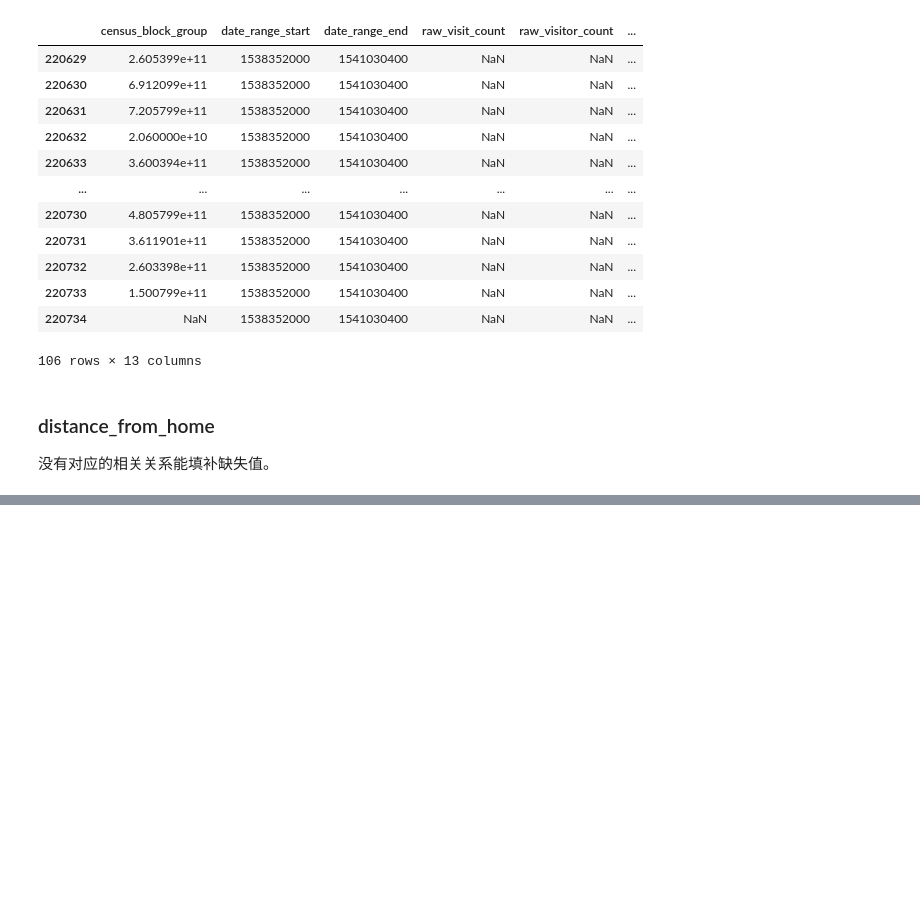
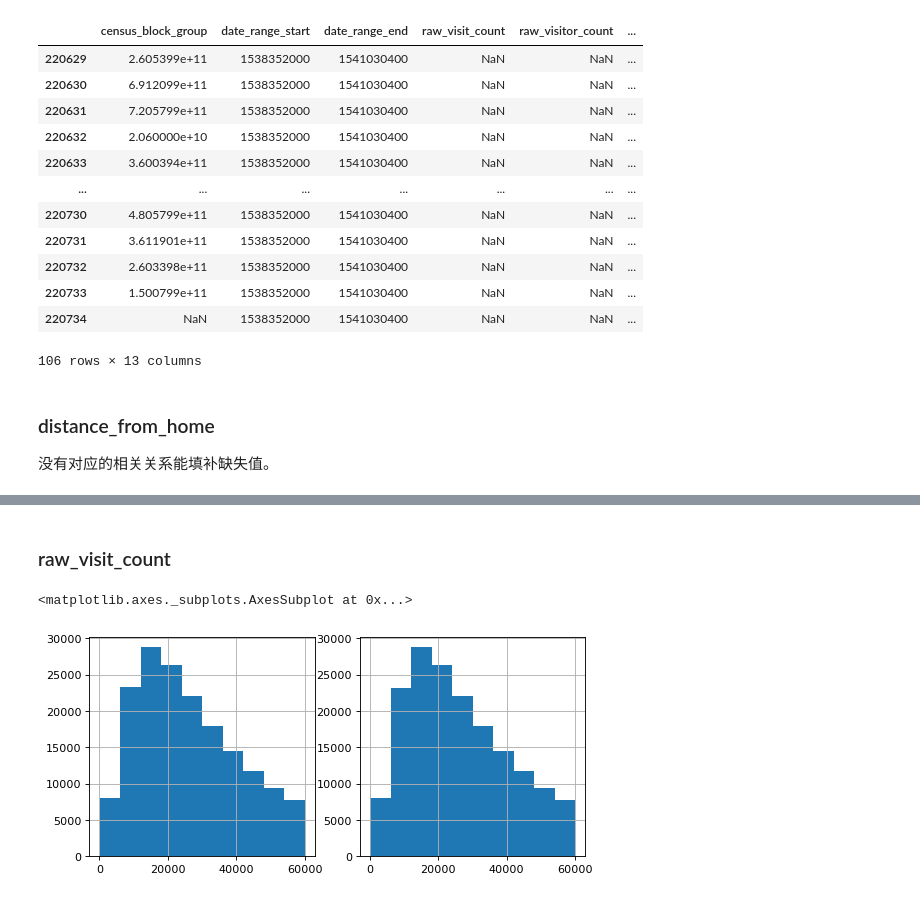
Before and after one commit to Laoannnnn/DataMining, a Jupyter notebook: consumerVisitor.ipynb, the cells around one changed output, grey strips where cells are left out. Cells and saved outputs as stored; diff of their text form; code cells hidden in the pictures; blank space fills up the shorter version.

Commit message:
Consumer & Visitor

```diff
--- a/consumerVisitor.ipynb
+++ b/consumerVisitor.ipynb
@@ -378,0 +423,4 @@ df1[df1['raw_visitor_count'].isnull()]
+# %%
+df1 = df.copy(deep=True)
+# %%
+df1 = df1.fillna(method='ffill')
@@ -378,0 +448,12 @@ df1[df1['raw_visitor_count'].isnull()]
+# %% [markdown]
+### raw_visit_count
+# %%
+plt.figure(figsize=(8,8), dpi=80)
+plt.figure(1)
+ax1 = plt.subplot(221)
+df1[df1['raw_visit_count']<60000]['raw_visit_count'].hist()
+ax2 = plt.subplot(222)
+df[df['raw_visit_count']<60000]['raw_visit_count'].hist()
+# %% [output]
+<matplotlib.axes._subplots.AxesSubplot at 0x...>
+[figure, added]
```
Also changed, not shown: parts of 19 cells of this notebook.
